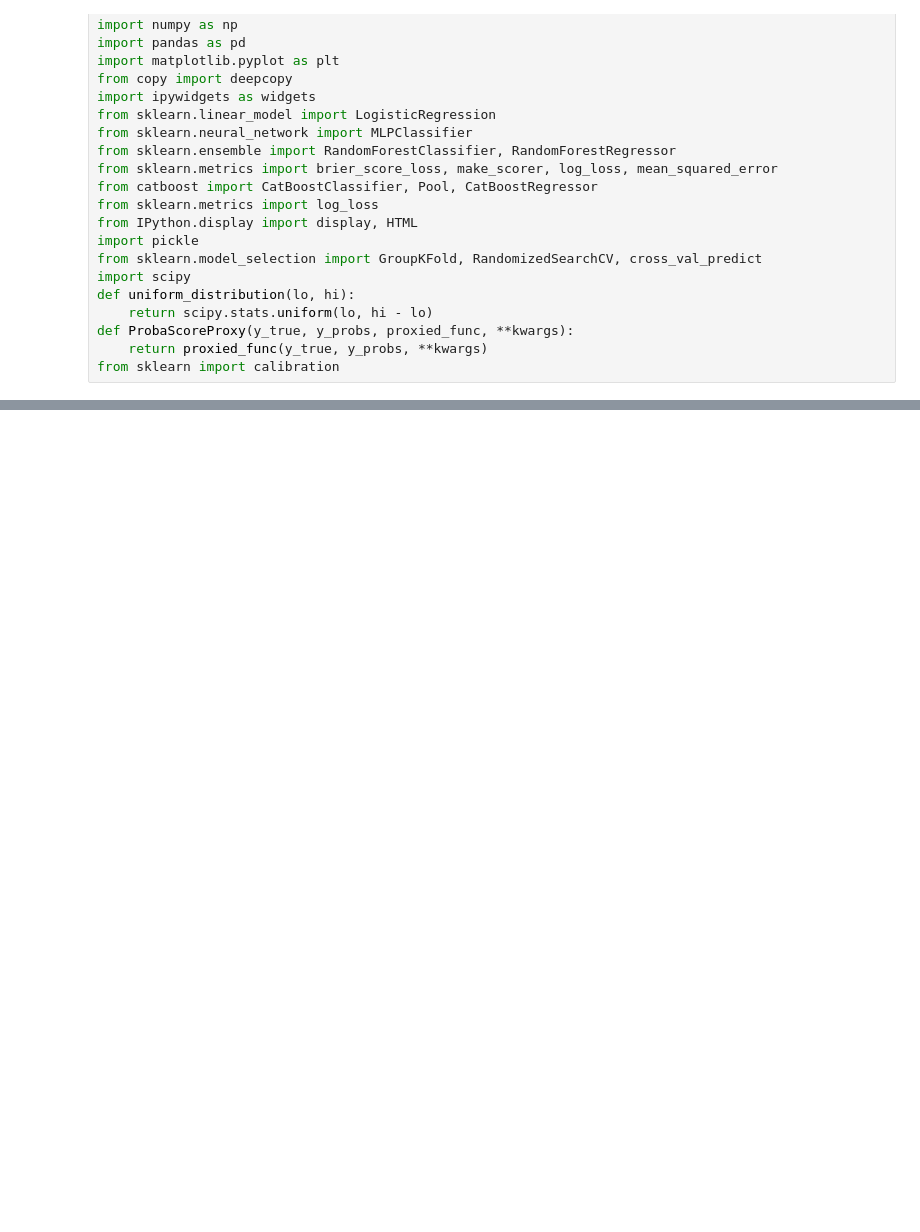
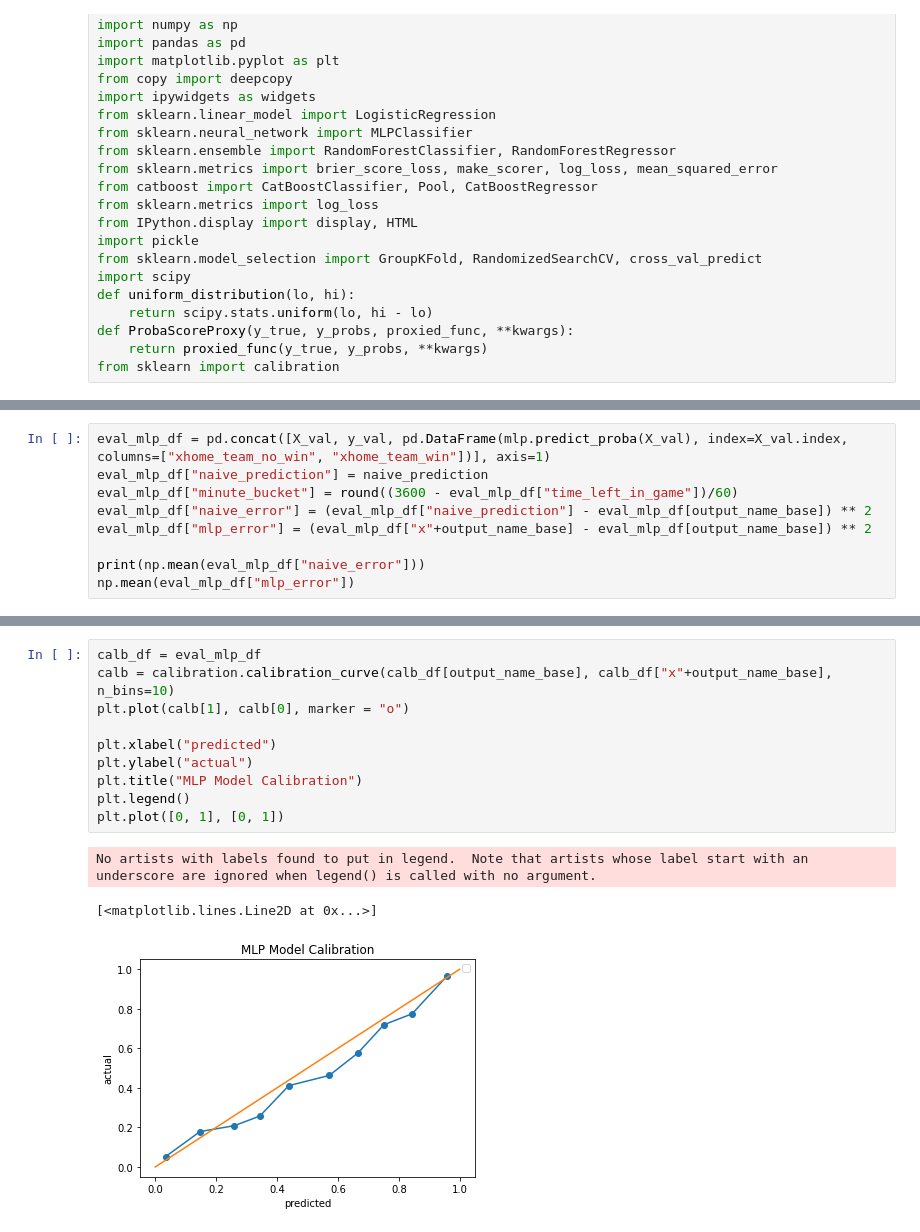
Before and after one commit to lucas-haupt/nfl-live-win-probability, a Jupyter notebook: notebooks/create_base_models.ipynb, the cells around one changed output, grey strips where cells are left out. Drawn from its saved outputs; the diff is of its cells as text; blank space fills up the shorter version.

```diff
--- a/notebooks/create_base_models.ipynb
+++ b/notebooks/create_base_models.ipynb
@@ -28,0 +93,9 @@ from sklearn import calibration
+# %%
+eval_mlp_df = pd.concat([X_val, y_val, pd.DataFrame(mlp.predict_proba(X_val), index=X_val.index, columns=["xhome_team_no_win", "xhome_team_win"])], axis=1)
+eval_mlp_df["naive_prediction"] = naive_prediction
+eval_mlp_df["minute_bucket"] = round((3600 - eval_mlp_df["time_left_in_game"])/60)
+eval_mlp_df["naive_error"] = (eval_mlp_df["naive_prediction"] - eval_mlp_df[output_name_base]) ** 2
+eval_mlp_df["mlp_error"] = (eval_mlp_df["x"+output_name_base] - eval_mlp_df[output_name_base]) ** 2
+
+print(np.mean(eval_mlp_df["naive_error"]))
+np.mean(eval_mlp_df["mlp_error"])
@@ -28,0 +157,14 @@ from sklearn import calibration
+# %%
+calb_df = eval_mlp_df
+calb = calibration.calibration_curve(calb_df[output_name_base], calb_df["x"+output_name_base], n_bins=10)
+plt.plot(calb[1], calb[0], marker = "o")
+
+plt.xlabel("predicted")
+plt.ylabel("actual")
+plt.title("MLP Model Calibration")
+plt.legend()
+plt.plot([0, 1], [0, 1])
+# %% [output]
+No artists with labels found to put in legend.  Note that artists whose label start with an underscore are ignored when legend() is called with no argument.
+[<matplotlib.lines.Line2D at 0x...>]
+[figure, added]
```
Also changed, not shown: parts of 12 cells of this notebook, 3 other files.
